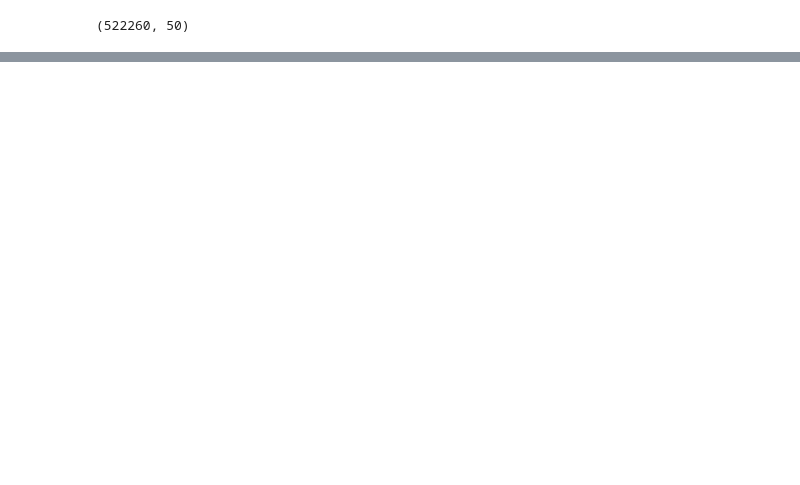
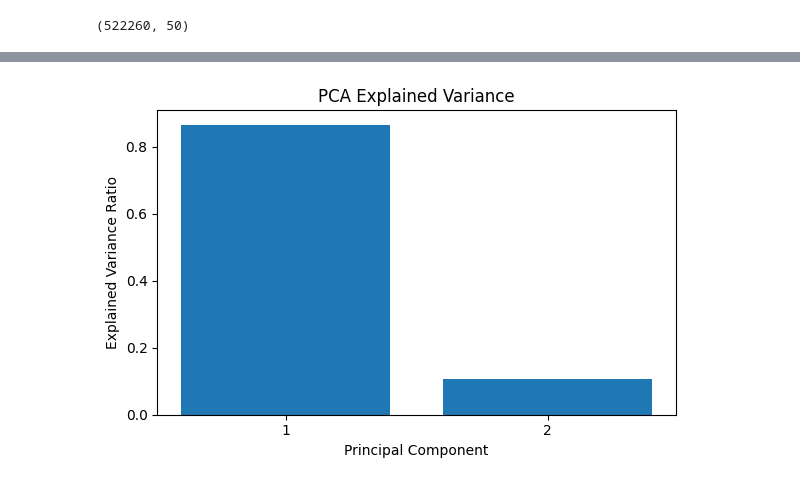
Before and after one commit to ypakhale/Healthcare_analysis, a Jupyter notebook: analysis.ipynb, the cells around one changed output, grey strips where cells are left out. Drawn from its saved outputs; the diff is of its cells as text; code cells hidden in the pictures; blank space fills up the shorter version.

Commit message:
Added data analysis

```diff
--- a/analysis.ipynb
+++ b/analysis.ipynb
@@ -96,3 +96,6 @@ merged_df.head()
 | 3 | 10001 | Southeast Health Medical Center | Dothan | 1108 Ross Clark Circle | 1 | ... |
 | 4 | 10001 | Southeast Health Medical Center | Dothan | 1108 Ross Clark Circle | 1 | ... |
 5 rows × 50 columns
+# %%
+merged_df = pd.read_csv('./data/processed/merged_healthcare_data.csv')
+merged_df.head()
@@ -121,0 +114,4 @@ Index(['Rndrng_Prvdr_CCN', 'Rndrng_Prvdr_Org_Name', 'Rndrng_Prvdr_City',
+# %%
+# Check if a column in dataframe has all na values and drop it
+merged_df = merged_df.dropna(axis=1, how='all')
+merged_df.shape
@@ -544,0 +923,86 @@ array(['AL', 'AK', 'AZ', 'AR', 'CA', 'CO', 'CT', 'DE', 'DC', 'FL', 'GA',
+# %%
+import pandas as pd
+import matplotlib.pyplot as plt
+import numpy as np
+from sklearn.decomposition import PCA
+from sklearn.cluster import KMeans
+from sklearn.impute import SimpleImputer
+
+def multivariate_dimensionality_reduction(
+    df: pd.DataFrame,
+    n_components: int = 2,
+    n_clusters: int = 3
+) -> pd.DataFrame:
+    """
+    1. Imputes missing numeric values via median.
+    2. Performs PCA on all numeric columns (with guards for zero rows).
+    3. Plots explained variance, 2-D projection, and KMeans clusters.
+    Returns a DataFrame with PC coordinates and cluster labels (empty if skipped).
+    """
+    # 1. Select numeric columns
+    numeric_cols = df.select_dtypes(include='number').columns.tolist()
+    X_raw = df[numeric_cols]
+
+    # 2. Check for zero rows
+    if X_raw.shape[0] == 0:
+        print("⚠️ No rows in the dataset—skipping PCA and clustering.")
+        return pd.DataFrame()
+
+    # 3. Impute missing values
+    imputer = SimpleImputer(strategy='median')
+    X = imputer.fit_transform(X_raw)
+
+    # 4. Adjust components if too many samples
+    n_samples = X.shape[0]
+    if n_samples < n_components:
+        print(f"⚠️ Only {n_samples} samples available; reducing n_components→{n_samples}")
+        n_components = n_samples
+
+    # 5. PCA
+    pca = PCA(n_components=n_components, random_state=42)
+    pcs = pca.fit_transform(X)
+    pc_cols = [f"PC{i+1}" for i in range(n_components)]
+    df_pca = pd.DataFrame(pcs, columns=pc_cols, index=df.index)
+
+    # 6. Explained variance plot
+    plt.figure(figsize=(6, 4))
+    plt.bar(range(1, n_components + 1), pca.explained_variance_ratio_)
+    plt.xlabel("Principal Component")
+    plt.ylabel("Explained Variance Ratio")
+    plt.title("PCA Explained Variance")
+    plt.xticks(range(1, n_components + 1))
+    plt.tight_layout()
+    plt.show()
+
+    # 7. 2-D scatter if possible
+    if n_components >= 2:
+        plt.figure(figsize=(6, 6))
+        plt.scatter(df_pca["PC1"], df_pca["PC2"], alpha=0.5)
+        plt.xlabel("PC1")
+        plt.ylabel("PC2")
+        plt.title("Projection onto First Two Principal Components")
+        plt.tight_layout()
+        plt.show()
+
+    # 8. KMeans clustering
+    kmeans = KMeans(n_clusters=n_clusters, random_state=42)
+    df_pca["cluster"] = kmeans.fit_predict(df_pca[pc_cols])
+
+    # 9. Cluster plot
+    if n_components >= 2:
+        plt.figure(figsize=(6, 6))
+        plt.scatter(df_pca["PC1"], df_pca["PC2"], c=df_pca["cluster"], alpha=0.5)
+        plt.xlabel("PC1")
+        plt.ylabel("PC2")
+        plt.title(f"KMeans Clusters (k={n_clusters}) in PCA Space")
+        plt.tight_layout()
+        plt.show()
+
+    return df_pca
+
+# === Example usage ===
+# Run the multivariate dimensionality reduction
+df_pca = multivariate_dimensionality_reduction(df)
+print(df_pca.head())
+# %% [output]
+[figure, added]
```
Also changed, not shown: parts of 34 cells of this notebook, 1 other file.
